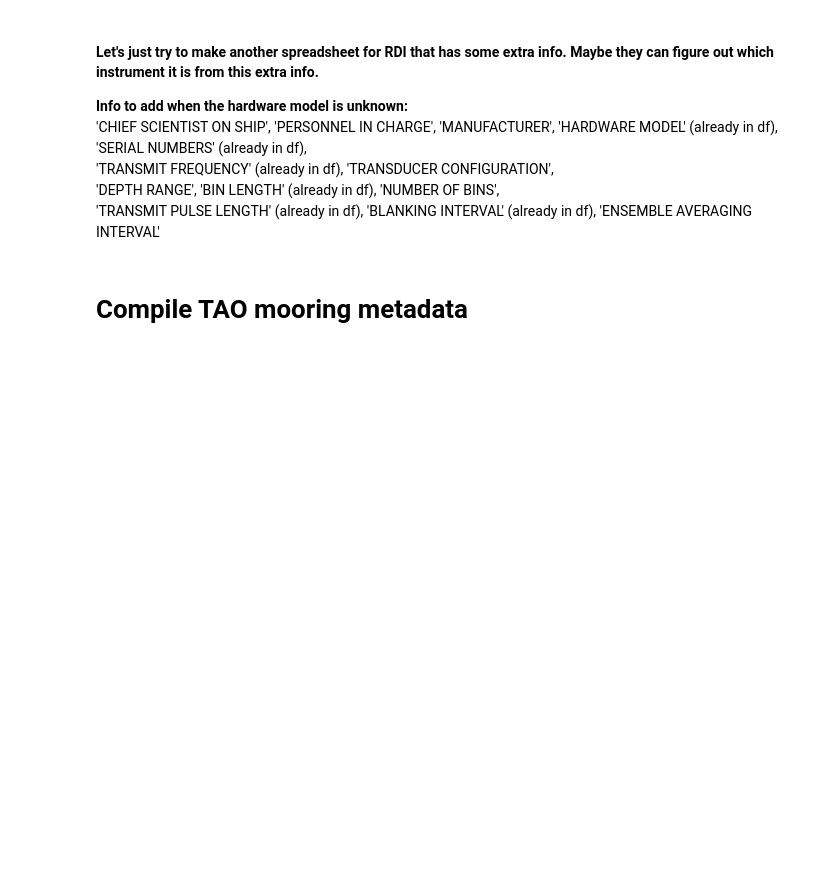
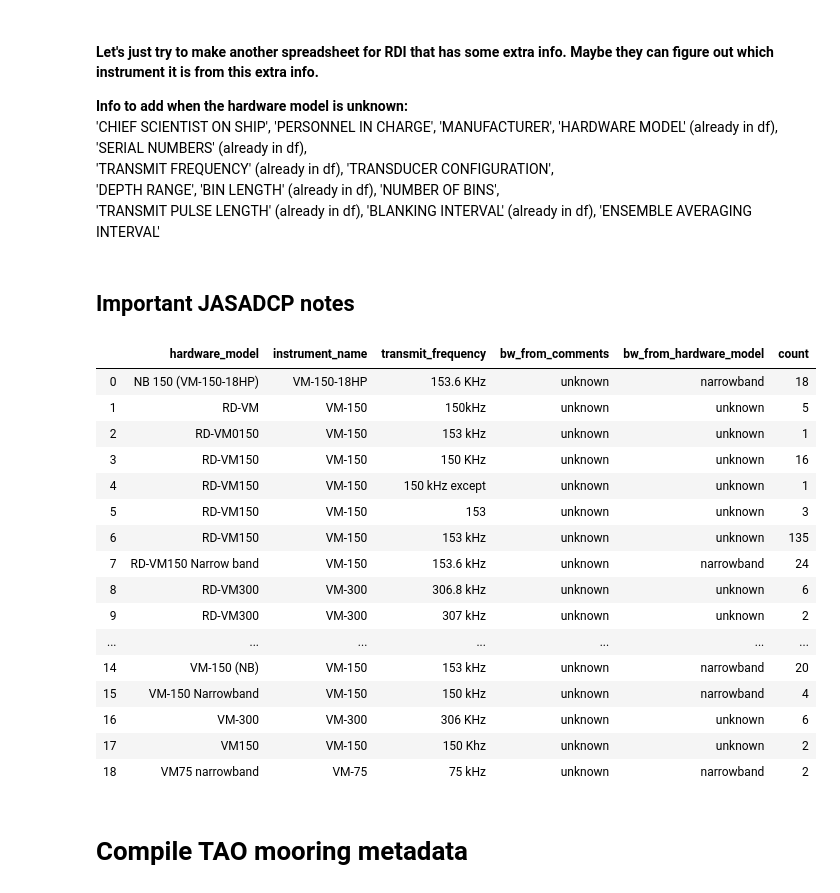
Before and after one commit to shirleyswirley/acoustic-variability, a Jupyter notebook: python/create_instrument_spreadsheet.ipynb, the cells around one changed output. Cells and saved outputs as stored; diff of their text form; code cells hidden in the pictures; blank space fills up the shorter version.

```diff
--- a/python/create_instrument_spreadsheet.ipynb
+++ b/python/create_instrument_spreadsheet.ipynb
@@ -218,6 +396,31 @@ fnamesnow
 df.to_csv('jasadcp_metadata_for_TRDI.csv')
 # %%
 df.dtypes # datetime64 doesn't go to csv right
+# %% [markdown]
+## Important JASADCP notes
+# %%
+# --> The following suggests that all VM instruments are narrowband:
+dfnow = df.dropna(subset=['instrument_name'])
+dfnow = dfnow[dfnow['instrument_name'].str.contains('VM')]
+dfnow.groupby(['hardware_model','instrument_name','transmit_frequency','bw_from_comments','bw_from_hardware_model']).size().reset_index().rename(columns={0:'count'})
+# %% [output]
+|  | hardware_model | instrument_name | transmit_frequency | bw_from_comments | bw_from_hardware_model | count |
+| 0 | NB 150 (VM-150-18HP) | VM-150-18HP | 153.6 KHz | unknown | narrowband | 18 |
+| 1 | RD-VM | VM-150 | 150kHz | unknown | unknown | 5 |
+| 2 | RD-VM0150 | VM-150 | 153 kHz | unknown | unknown | 1 |
+| 3 | RD-VM150 | VM-150 | 150 KHz | unknown | unknown | 16 |
+| 4 | RD-VM150 | VM-150 | 150 kHz except | unknown | unknown | 1 |
+| 5 | RD-VM150 | VM-150 | 153 | unknown | unknown | 3 |
+| 6 | RD-VM150 | VM-150 | 153 kHz | unknown | unknown | 135 |
+| 7 | RD-VM150 Narrow band | VM-150 | 153.6 kHz | unknown | narrowband | 24 |
+| 8 | RD-VM300 | VM-300 | 306.8 kHz | unknown | unknown | 6 |
+| 9 | RD-VM300 | VM-300 | 307 kHz | unknown | unknown | 2 |
+| ... | ... | ... | ... | ... | ... | ... |
+| 14 | VM-150 (NB) | VM-150 | 153 kHz | unknown | narrowband | 20 |
+| 15 | VM-150 Narrowband | VM-150 | 150 kHz | unknown | narrowband | 4 |
+| 16 | VM-300 | VM-300 | 306 KHz | unknown | unknown | 6 |
+| 17 | VM150 | VM-150 | 150 Khz | unknown | unknown | 2 |
+| 18 | VM75 narrowband | VM-75 | 75 kHz | unknown | narrowband | 2 |
 # %% [markdown]
 # Compile TAO mooring metadata
 # %%
```
Also changed, not shown: parts of 19 cells of this notebook.
